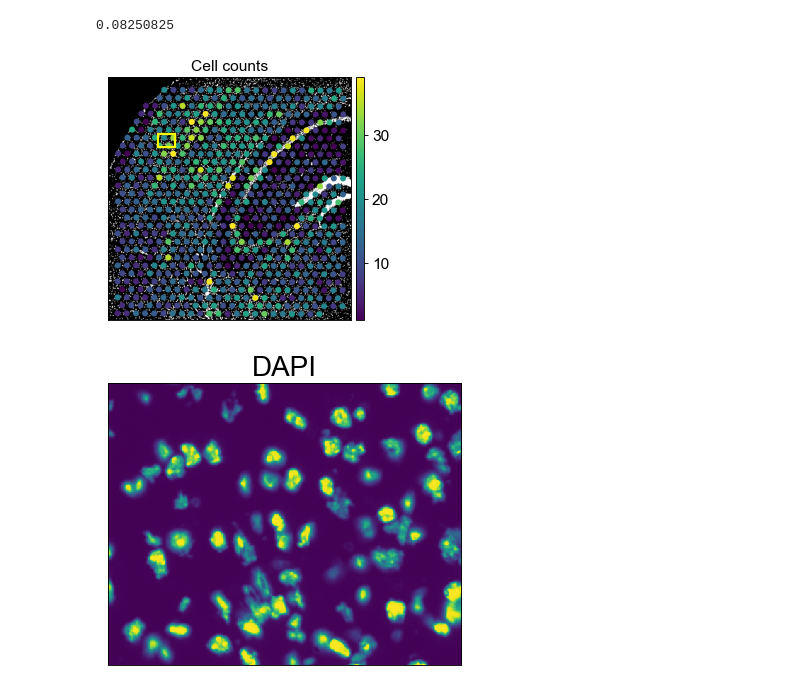
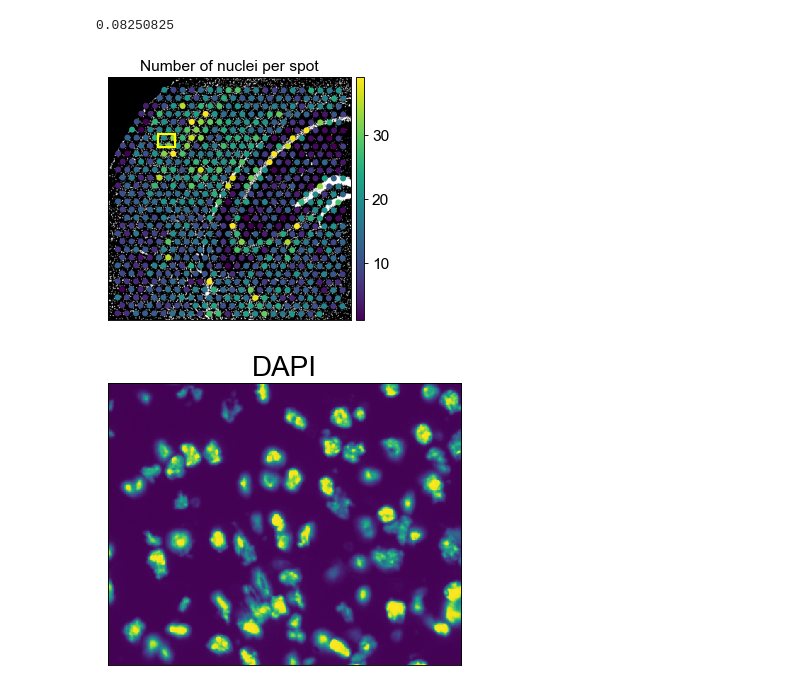
Before and after one commit to theislab/squidpy_reproducibility, a Jupyter notebook: notebooks/image_figures/fluo_segmentation.ipynb, the cells around one changed output. Cells and saved outputs as stored; diff of their text form; code cells hidden in the pictures.

Commit message:
change titles of segmentation figures

```diff
--- a/notebooks/image_figures/fluo_segmentation.ipynb
+++ b/notebooks/image_figures/fluo_segmentation.ipynb
@@ -71,30 +75,30 @@ inset_sx = 500
 # %%
 # save ncounts
 sc.set_figure_params(facecolor="white", figsize=(8, 4))
 fig, ax = plt.subplots(figsize=(8, 4))
 sc.pl.spatial(
     sq.pl.extract(adata, 'features'),
     color=['segmentation_label'],
     bw=True,
-    title='Cell counts',
+    title='Number of nuclei per spot',
     crop_coord=(0,7272,0,7272),
     show=False,
     ax=ax,
     vmax='p99',
     vmin='p01'
 )
 
 # write rectangle on plot (for extract)
 sf = adata.uns['spatial']['V1_Adult_Mouse_Brain_Coronal_Section_2']['scalefactors']['tissue_hires_scalef']
 rect = mpl.patches.Rectangle((inset_y*sf,inset_x*sf), width=inset_sx*sf, height=inset_sy*sf, ec='yellow', lw=2, fill=False)
 ax.add_patch(rect)
 
 ax.axes.xaxis.label.set_visible(False)
 ax.axes.yaxis.label.set_visible(False)
 
 plt.savefig('figures/fluo_ncells.png', dpi=300, bbox_inches='tight')
 # %% [output]
-[figure, old version]
+[figure, new version]
 # %%
 # save segmentation image (inset only)
 a = plt.imshow(img['image'][inset_y:inset_y+inset_sy,inset_x:inset_x+inset_sx,0]/65536, interpolation='none')
```
Also changed, not shown: parts of 4 cells of this notebook, 3 other files.
